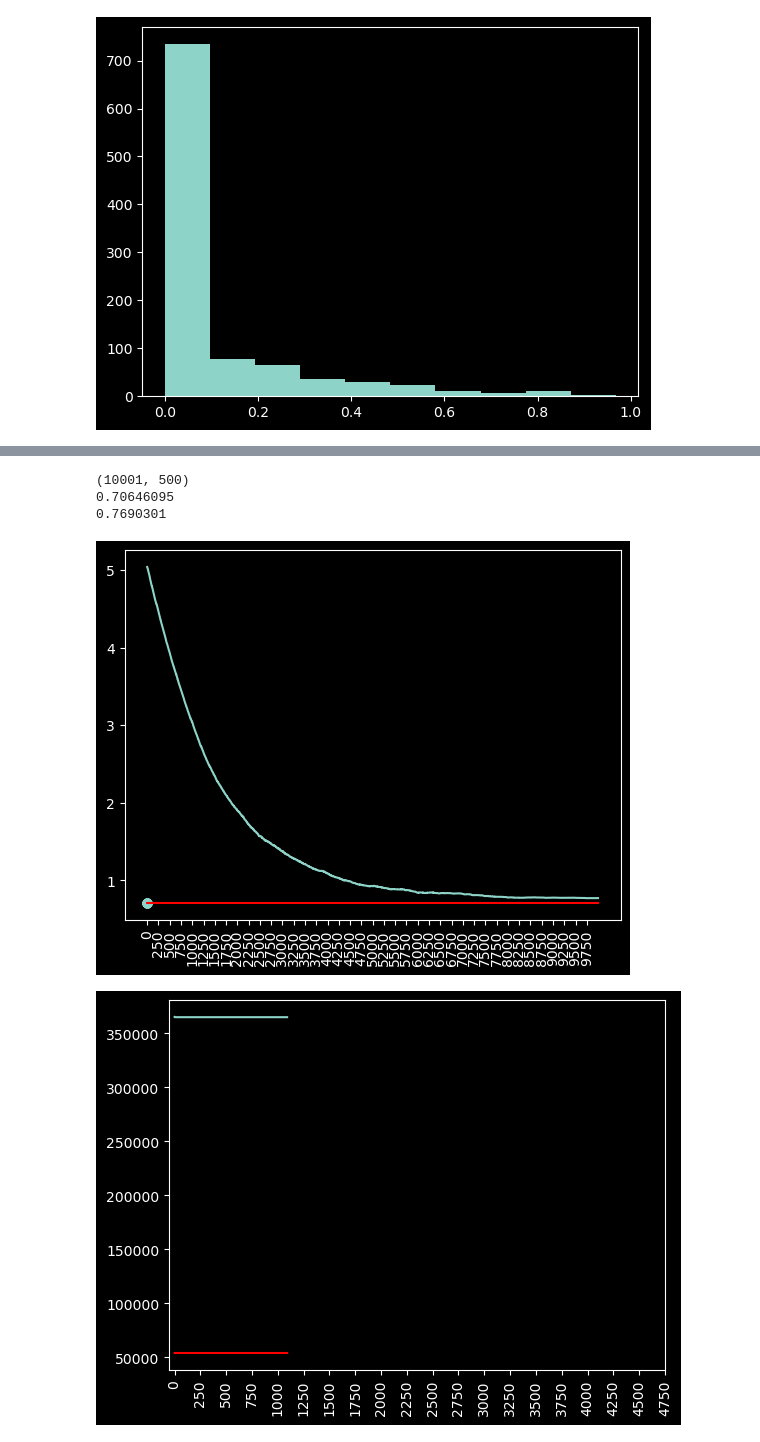
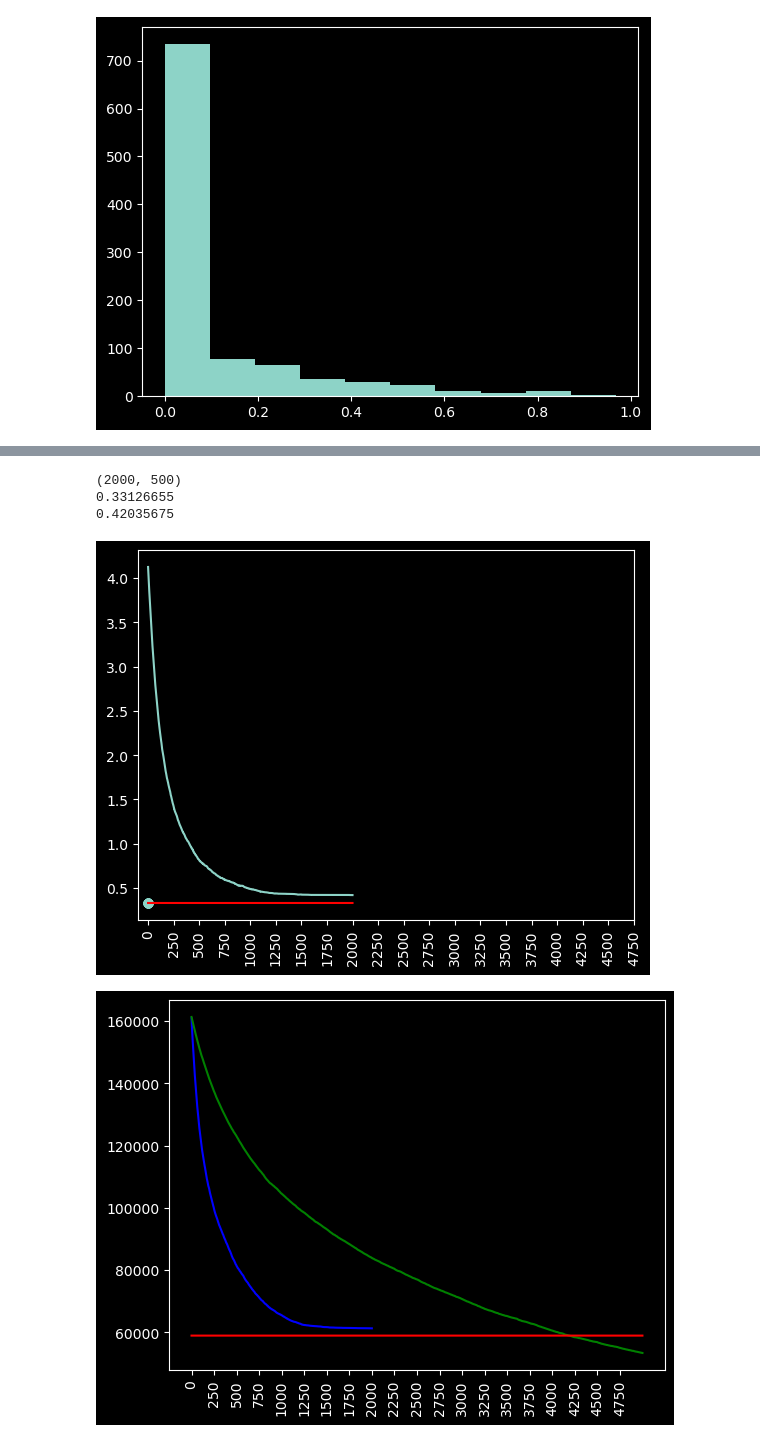
Before and after one commit to barwein/BayesProxyNets, a Jupyter notebook: src/test_discrete_sampling.ipynb, the cells around one changed output, grey strips where cells are left out. Saved outputs shown, nothing was run; the diff lists cells and outputs as text; code cells hidden in the pictures.

```diff
--- a/src/test_discrete_sampling.ipynb
+++ b/src/test_discrete_sampling.ipynb
@@ -14,5 +25,6 @@ import time
 # %%
 key = random.PRNGKey(0)
+key = random.split(key, 1)[0]
 
 # Generate some data
 n = 500
@@ -29,15 +41,17 @@ print(x.shape, x2.shape, x_diff.shape, x2_or.shape)
 
 # Network data
 
-df_edges = jnp.transpose(jnp.stack([x_diff, x2_or]))
-theta = jnp.array([-3, 1.5])
-gamma = jnp.array([1.1, 0.2, -1, 1])
+df_edges = jnp.transpose(jnp.stack([jnp.ones(triu_dim), x_diff, x2_or]))
+theta = jnp.array([-2.5, -0.5, 1.5])
+# gamma = jnp.array([1.1, 0.2, -1, 1])
+gamma = jnp.array([logit(.9), logit(.1)])
 
 triu_star_probs = expit(jnp.dot(df_edges, theta))
 triu_star = random.binomial(key, n=1, p=triu_star_probs, shape=(triu_dim,))
 
 
-triu_obs_probs = expit((triu_star * gamma[0]) + (1 - triu_star) * (gamma[1] + jnp.dot(df_edges, gamma[2:])))
+# triu_obs_probs = expit((triu_star * gamma[0]) + (1 - triu_star) * (gamma[1] + jnp.dot(df_edges, gamma[2:])))
+triu_obs_probs = expit(triu_star*gamma[0] + (1 - triu_star)*gamma[1])
 triu_obs = random.binomial(key, n=1, p=triu_obs_probs, shape=(triu_dim,))
 
 print(triu_star.shape, triu_obs.shape)
@@ -106,10 +160,13 @@ plt.scatter(exposures, Y, c=Z)
 @jax.jit
 def A_star_cond_log_post(triu_star, triu_obs, df_edges, theta, gamma):
     logits_a_star = jnp.dot(df_edges, theta)
-    a_star_log_likelihood = triu_star * (-jnp.log1p(jnp.exp(-logits_a_star))) + (1 - triu_star) * (-jnp.log1p(jnp.exp(logits_a_star)))
+    # a_star_log_likelihood = triu_star * (-jnp.log1p(jnp.exp(-logits_a_star))) + (1 - triu_star) * (-jnp.log1p(jnp.exp(logits_a_star)))
+    a_star_log_likelihood = triu_star*logits_a_star - jnp.log1p(jnp.exp(logits_a_star))
 
-    logits_a_obs = (triu_star * gamma[0]) + (1 - triu_star) * (gamma[1] + jnp.dot(df_edges, gamma[2:]))
-    a_obs_log_likelihood = triu_obs * (-jnp.log1p(jnp.exp(-logits_a_obs))) + (1 - triu_obs) * (-jnp.log1p(jnp.exp(logits_a_obs)))
+    # logits_a_obs = (triu_star * gamma[0]) + (1 - triu_star) * (gamma[1] + jnp.dot(df_edges, gamma[2:]))
+    logits_a_obs = triu_star*gamma[0] + (1 - triu_star)*gamma[1]
+    # a_obs_log_likelihood = triu_obs * (-jnp.log1p(jnp.exp(-logits_a_obs))) + (1 - triu_obs) * (-jnp.log1p(jnp.exp(logits_a_obs)))
+    a_obs_log_likelihood = triu_obs*logits_a_obs - jnp.log1p(jnp.exp(logits_a_obs))
 
     log_prob = a_star_log_likelihood + a_obs_log_likelihood
     log_prob_sum = jnp.sum(log_prob)
@@ -755,7 +648,8 @@ Array([-3.,  0.], dtype=float32)
 from sympy import rotations
 
 
-expos_arr = jnp.array(exposures_lst)
+# expos_arr = jnp.array(exposures_lst)[1:]
+expos_arr = exposures_sc
 print(expos_arr.shape)
 print(exposures.mean())
 plt.scatter(expos_arr.mean(axis=1), jnp.ones(expos_arr.shape[0])*exposures.mean())
@@ -770,19 +664,20 @@ plt.plot(jnp.ones(expos_arr.shape[0])*exposures.mean(), color='red')
 plt.xticks(range(0, n_iter, 250), rotation=90)
 plt.show()
 # %% [output]
-(10001, 500)
-0.70646095
-0.7690301
+(2000, 500)
+0.33126655
+0.42035675
-[figure, old version]
+[figure, new version]
 # %%
 (true_logpost,_), true_grad = val_grad_fn(triu_star, triu_obs, df_edges,
                                             theta, gamma, Y, x, Z, eta)
 
-plt.plot(-jnp.array(log_post))
+plt.plot(-jnp.array(log_post_sc), color="blue")
+plt.plot(-jnp.array(log_post), color="green")
 plt.plot(-jnp.ones(len(log_post))*true_logpost, color="red")
 plt.xticks(range(0, n_iter, 250), rotation=90)
 plt.show()
 # %% [output]
-[figure, old version]
+[figure, new version]
 # %%
 plt.scatter(expos_arr[-1,:], exposures)
```
Also changed, not shown: parts of 43 cells of this notebook.
